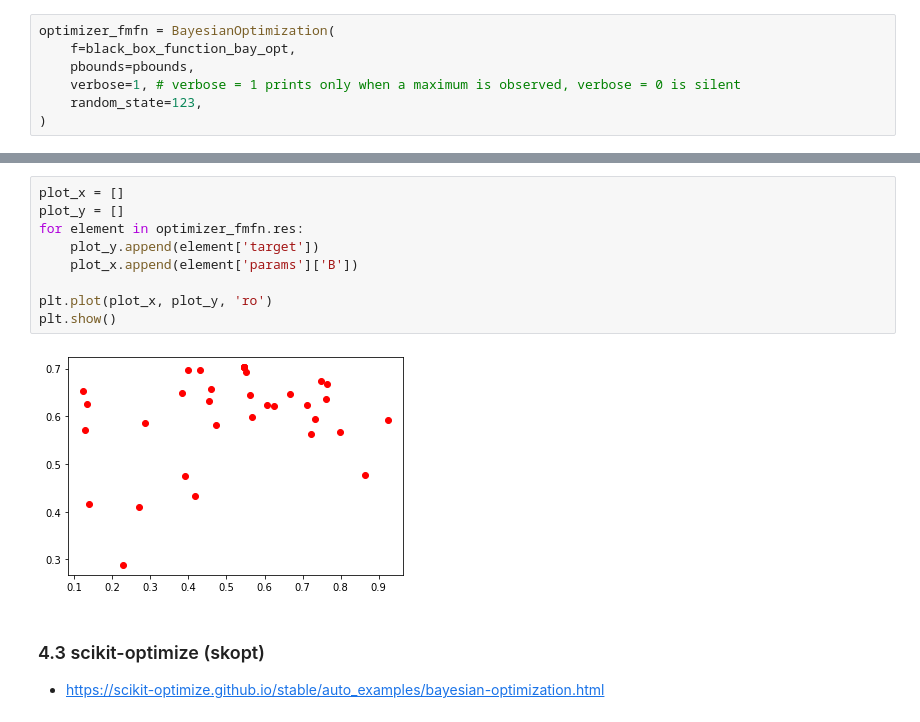
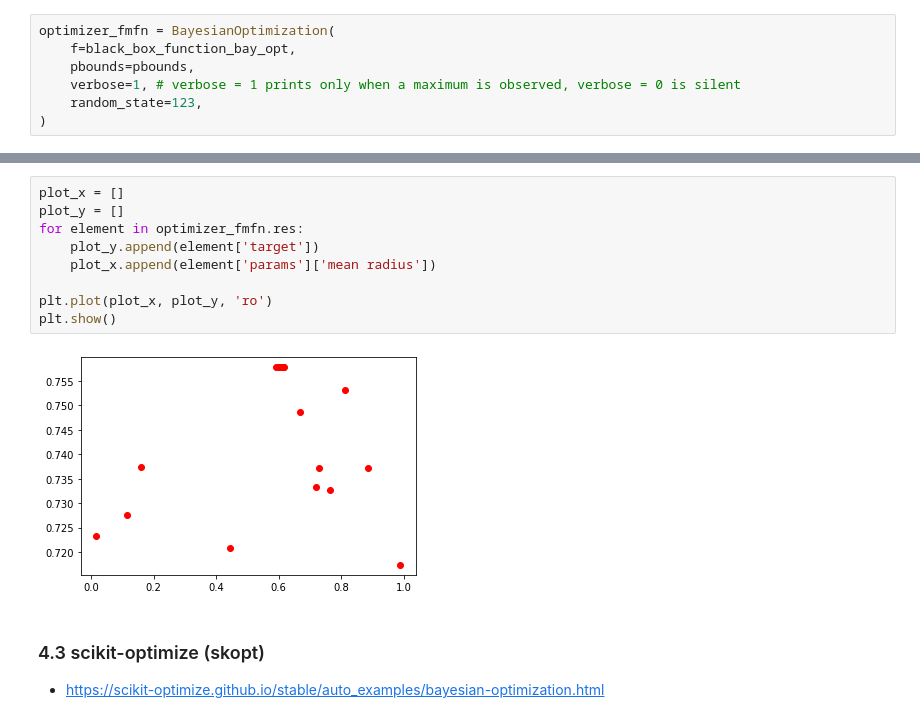
Before and after one commit to patrickehrler/meta-modelling-feature-selection, a Jupyter notebook: bayesian-optimization.ipynb, the cells around one changed output, grey strips where cells are left out. Saved outputs shown, nothing was run; the diff lists cells and outputs as text.

```diff
--- a/bayesian-optimization.ipynb
+++ b/bayesian-optimization.ipynb
@@ -158,14 +132,14 @@ res_fmfn
 # %%
 plot_x = []
 plot_y = []
 for element in optimizer_fmfn.res:
     plot_y.append(element['target'])
-    plot_x.append(element['params']['B'])
+    plot_x.append(element['params']['mean radius'])
 
 plt.plot(plot_x, plot_y, 'ro')
 plt.show()
 # %% [output]
-[figure, old version]
+[figure, new version]
 # %% [markdown]
 ### 4.3 scikit-optimize (skopt)
 - https://scikit-optimize.github.io/stable/auto_examples/bayesian-optimization.html
```
Also changed, not shown: parts of 32 cells of this notebook, 1 other file.
